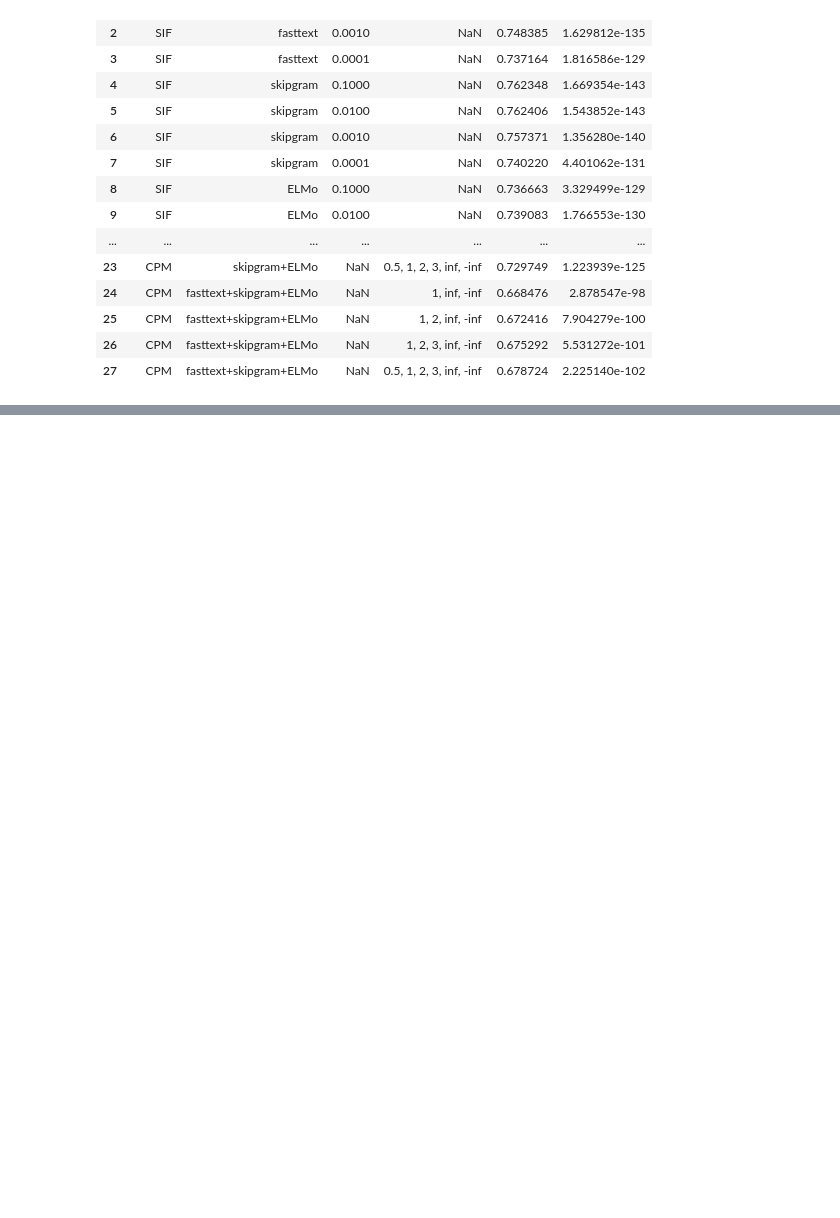
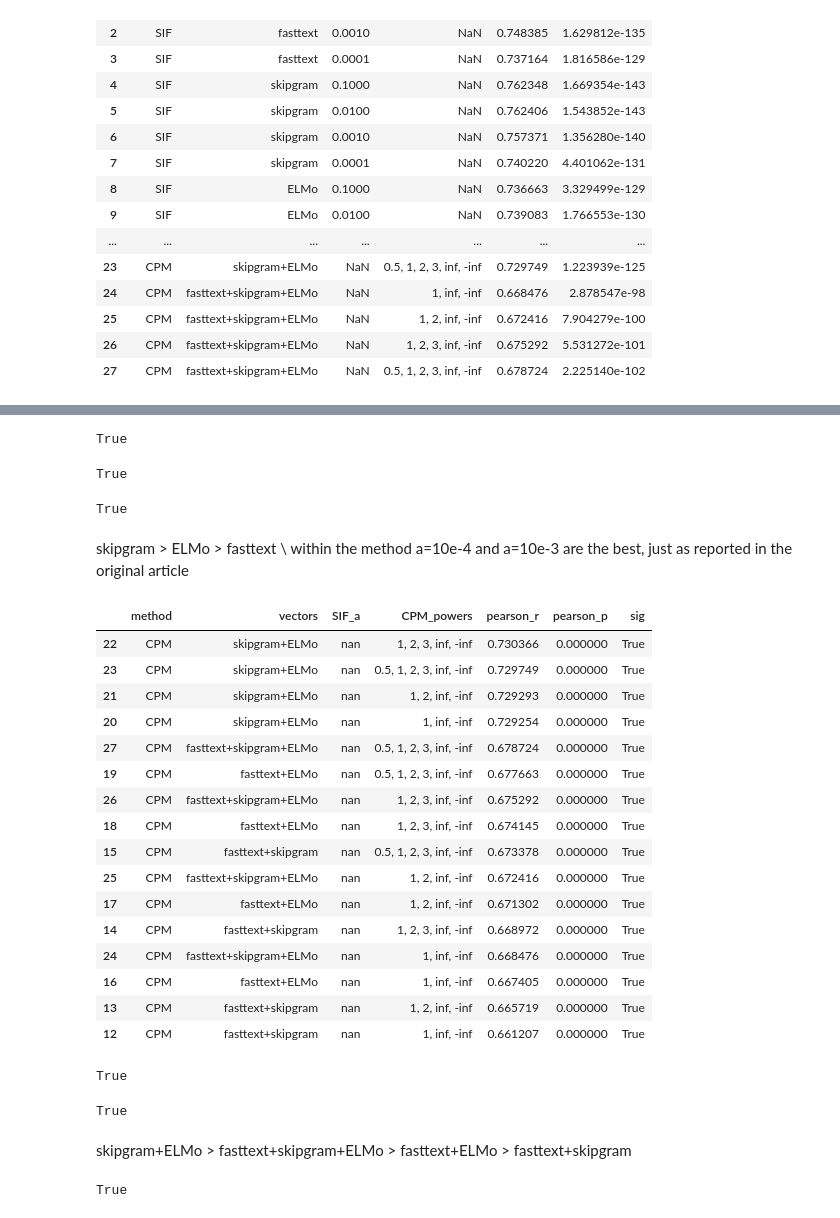
Before and after one commit to flying-bear/ANLPotsdam, a Jupyter notebook: Word2sent.ipynb, the cells around one changed output, grey strips where cells are left out. Drawn from its saved outputs; the diff is of its cells as text; code cells hidden in the pictures; blank space fills up the shorter version.

```diff
--- a/Word2sent.ipynb
+++ b/Word2sent.ipynb
@@ -1881,0 +1924,49 @@ res_df
+# %%
+np.mean(res_df[res_df['method'] == 'SIF'][res_df['vectors'] == 'skipgram']['pearson_r']) > np.mean(res_df[res_df['method'] == 'SIF'][res_df['vectors'] == 'ELMo']['pearson_r'])
+# %% [output]
+True
+# %%
+np.mean(res_df[res_df['method'] == 'SIF'][res_df['vectors'] == 'skipgram']['pearson_r']) > np.mean(res_df[res_df['method'] == 'SIF'][res_df['vectors'] == 'fasttext']['pearson_r'])
+# %% [output]
+True
+# %%
+np.mean(res_df[res_df['method'] == 'SIF'][res_df['vectors'] == 'ELMo']['pearson_r']) > np.mean(res_df[res_df['method'] == 'SIF'][res_df['vectors'] == 'fasttext']['pearson_r'])
+# %% [output]
+True
+# %% [markdown]
+skipgram > ELMo > fasttext \\
+within the method a=10e-4 and  a=10e-3 are the best, just as reported in the original article
+# %%
+res_df[res_df['method'] == 'CPM'].sort_values(['pearson_r'], ascending=False).style.background_gradient(axis=0, cmap='Reds')
+# %% [output]
+|  | method | vectors | SIF_a | CPM_powers | pearson_r | pearson_p | sig |
+| 22 | CPM | skipgram+ELMo | nan | 1, 2, 3, inf, -inf | 0.730366 | 0.000000 | True |
+| 23 | CPM | skipgram+ELMo | nan | 0.5, 1, 2, 3, inf, -inf | 0.729749 | 0.000000 | True |
+| 21 | CPM | skipgram+ELMo | nan | 1, 2, inf, -inf | 0.729293 | 0.000000 | True |
+| 20 | CPM | skipgram+ELMo | nan | 1, inf, -inf | 0.729254 | 0.000000 | True |
+| 27 | CPM | fasttext+skipgram+ELMo | nan | 0.5, 1, 2, 3, inf, -inf | 0.678724 | 0.000000 | True |
+| 19 | CPM | fasttext+ELMo | nan | 0.5, 1, 2, 3, inf, -inf | 0.677663 | 0.000000 | True |
+| 26 | CPM | fasttext+skipgram+ELMo | nan | 1, 2, 3, inf, -inf | 0.675292 | 0.000000 | True |
+| 18 | CPM | fasttext+ELMo | nan | 1, 2, 3, inf, -inf | 0.674145 | 0.000000 | True |
+| 15 | CPM | fasttext+skipgram | nan | 0.5, 1, 2, 3, inf, -inf | 0.673378 | 0.000000 | True |
+| 25 | CPM | fasttext+skipgram+ELMo | nan | 1, 2, inf, -inf | 0.672416 | 0.000000 | True |
+| 17 | CPM | fasttext+ELMo | nan | 1, 2, inf, -inf | 0.671302 | 0.000000 | True |
+| 14 | CPM | fasttext+skipgram | nan | 1, 2, 3, inf, -inf | 0.668972 | 0.000000 | True |
+| 24 | CPM | fasttext+skipgram+ELMo | nan | 1, inf, -inf | 0.668476 | 0.000000 | True |
+| 16 | CPM | fasttext+ELMo | nan | 1, inf, -inf | 0.667405 | 0.000000 | True |
+| 13 | CPM | fasttext+skipgram | nan | 1, 2, inf, -inf | 0.665719 | 0.000000 | True |
+| 12 | CPM | fasttext+skipgram | nan | 1, inf, -inf | 0.661207 | 0.000000 | True |
+# %%
+np.mean(res_df[res_df['vectors'] == 'fasttext+skipgram+ELMo']['pearson_r']) > np.mean(res_df[res_df['vectors'] == 'fasttext+ELMo']['pearson_r'])
+# %% [output]
+True
+# %%
+np.mean(res_df[res_df['vectors'] == 'fasttext+ELMo']['pearson_r']) > np.mean(res_df[res_df['vectors'] == 'fasttext+skipgram']['pearson_r'])
+# %% [output]
+True
+# %% [markdown]
+skipgram+ELMo > fasttext+skipgram+ELMo > fasttext+ELMo > fasttext+skipgram
+# %%
+np.mean(res_df[res_df['CPM_powers'] == '0.5, 1, 2, 3, inf, -inf']['pearson_r']) > np.mean(res_df[res_df['CPM_powers'] == '1, 2, 3, inf, -inf']['pearson_r'])
+# %% [output]
+True
```
Also changed, not shown: parts of 10 cells of this notebook.
